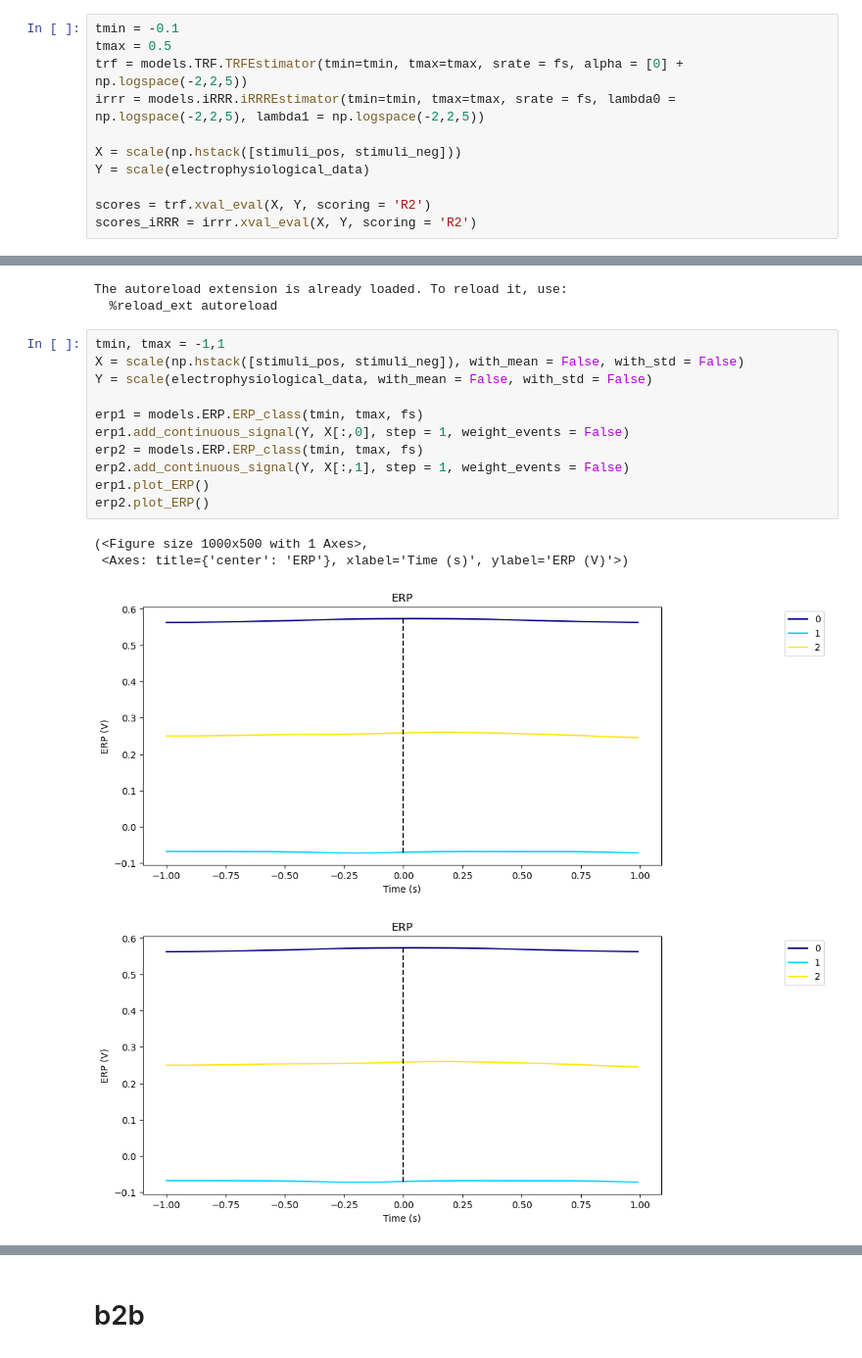
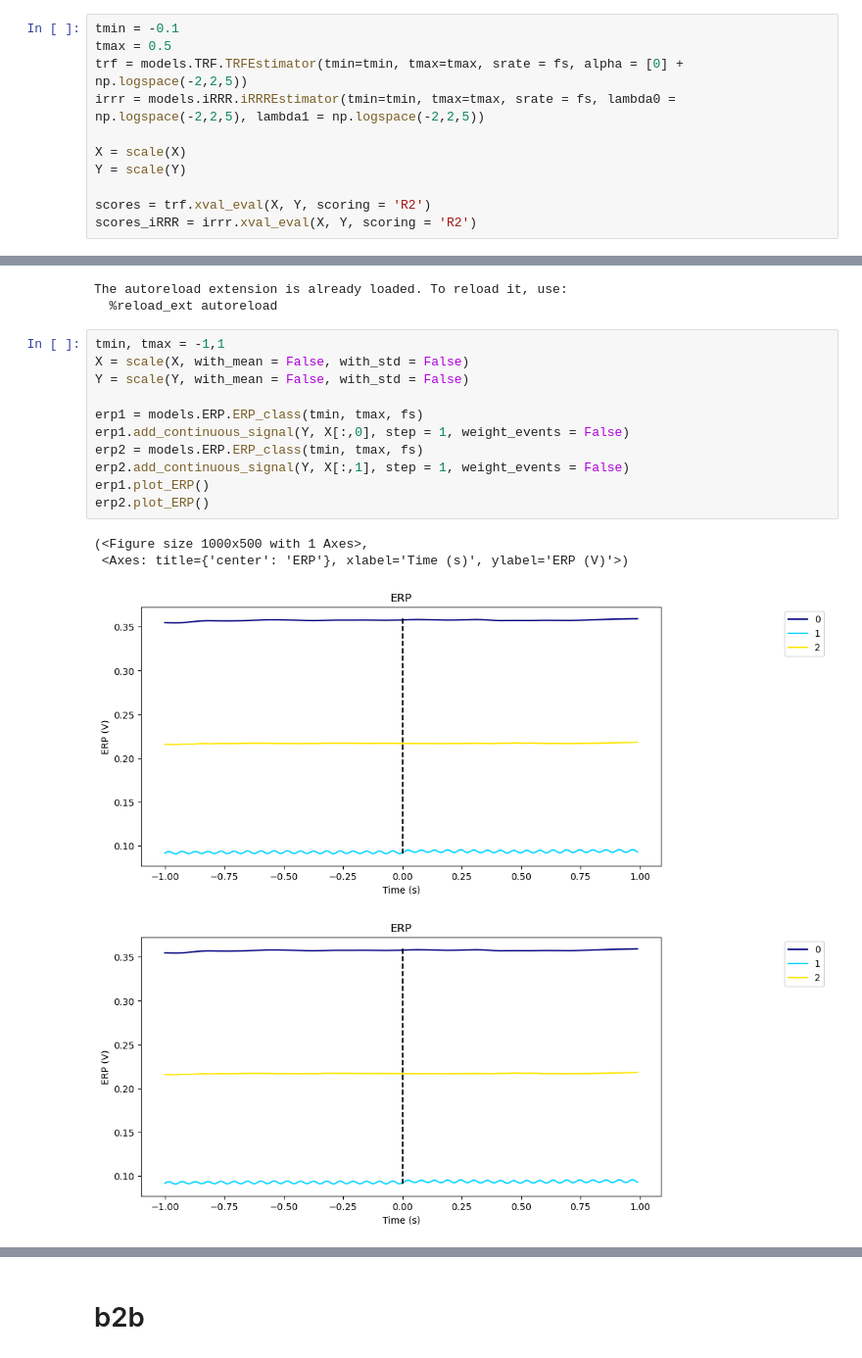
Before and after one commit to phg17/sPyEEG, a Jupyter notebook: demos/trf_forward_example.ipynb, the cells around one changed output, grey strips where cells are left out. Shown at 98% size. Saved outputs shown, nothing was run; the diff lists cells and outputs as text.

```diff
--- a/demos/trf_forward_example.ipynb
+++ b/demos/trf_forward_example.ipynb
@@ -295,8 +349,8 @@ tmax = 0.5
 trf = models.TRF.TRFEstimator(tmin=tmin, tmax=tmax, srate = fs, alpha = [0] + np.logspace(-2,2,5))
 irrr = models.iRRR.iRRREstimator(tmin=tmin, tmax=tmax, srate = fs, lambda0 = np.logspace(-2,2,5), lambda1 = np.logspace(-2,2,5))
 
-X = scale(np.hstack([stimuli_pos, stimuli_neg]))
-Y = scale(electrophysiological_data)
+X = scale(X)
+Y = scale(Y)
 
 scores = trf.xval_eval(X, Y, scoring = 'R2')
 scores_iRRR = irrr.xval_eval(X, Y, scoring = 'R2')
@@ -353,20 +407,20 @@ The autoreload extension is already loaded. To reload it, use:
   %reload_ext autoreload
 # %%
 tmin, tmax = -1,1
-X = scale(np.hstack([stimuli_pos, stimuli_neg]), with_mean = False, with_std = False)
-Y = scale(electrophysiological_data, with_mean = False, with_std = False)
+X = scale(X, with_mean = False, with_std = False)
+Y = scale(Y, with_mean = False, with_std = False)
 
 erp1 = models.ERP.ERP_class(tmin, tmax, fs)
 erp1.add_continuous_signal(Y, X[:,0], step = 1, weight_events = False)
 erp2 = models.ERP.ERP_class(tmin, tmax, fs)
 erp2.add_continuous_signal(Y, X[:,1], step = 1, weight_events = False)
 erp1.plot_ERP()
 erp2.plot_ERP()
 # %% [output]
 (<Figure size 1000x500 with 1 Axes>,
  <Axes: title={'center': 'ERP'}, xlabel='Time (s)', ylabel='ERP (V)'>)
-[figure, old version]
+[figure, new version]
-[figure, old version]
+[figure, new version]
 # %%
 erp1 = models.ERP.ERP_class(tmin, tmax, fs)
 erp1.add_continuous_signal(Y, X[:,0], step = 1, weight_events = True)
```
Also changed, not shown: parts of 29 cells of this notebook.
